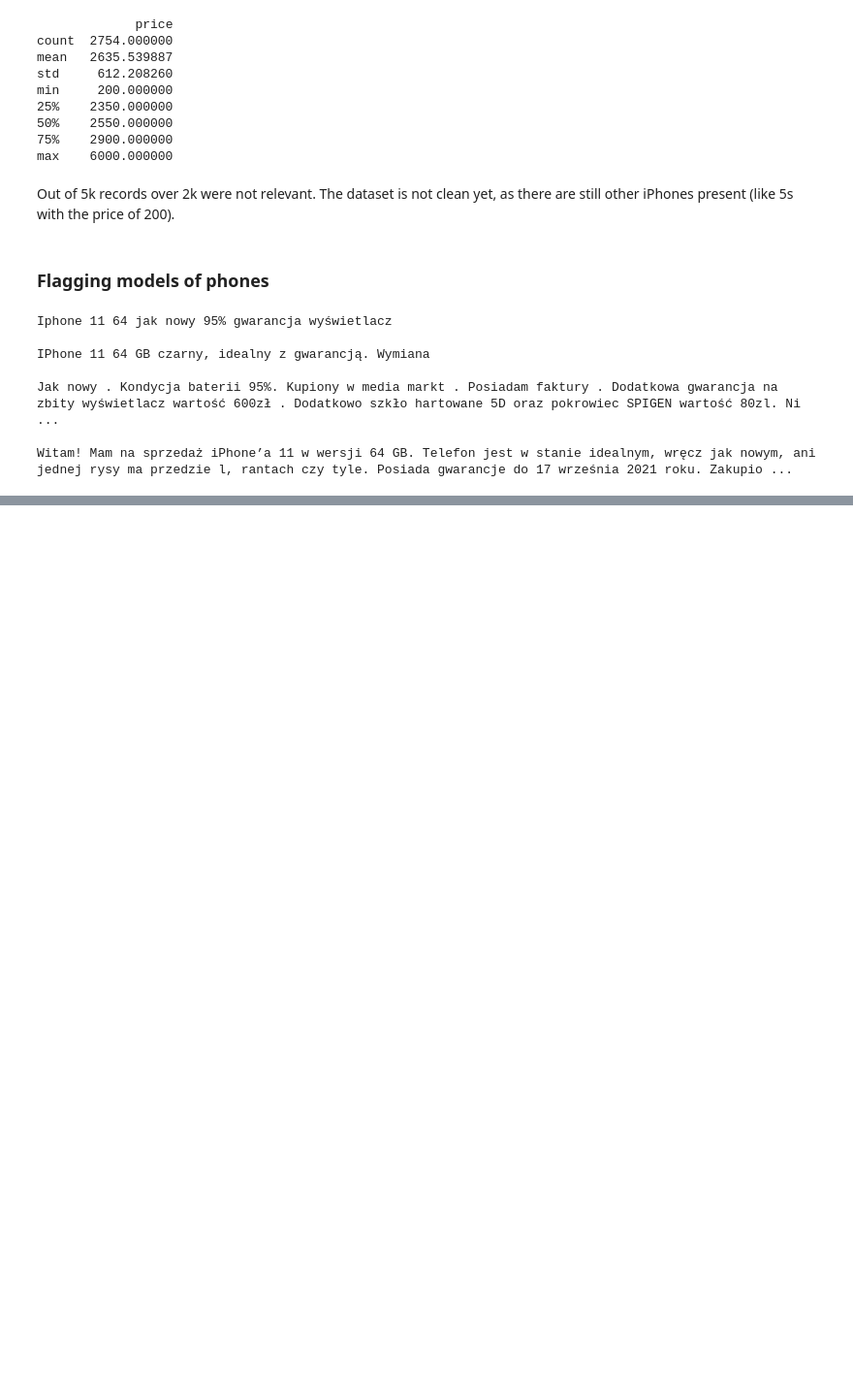
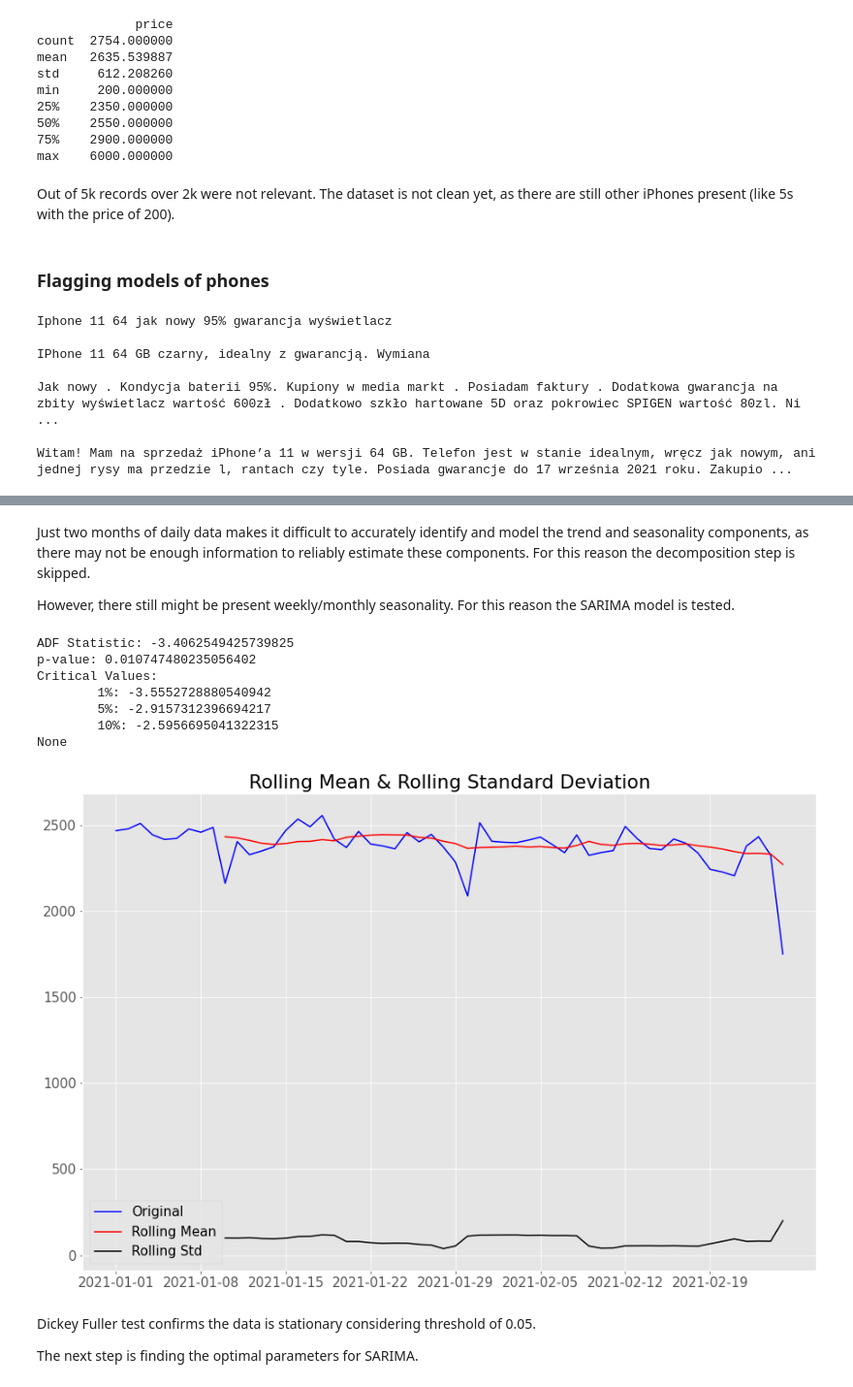
Before and after one commit to pzolnierczyk/phone-price-forecasting, a Jupyter notebook: price_forecasting.ipynb, the cells around one changed output, grey strips where cells are left out. Shown at 97% size. Saved outputs shown, nothing was run; the diff lists cells and outputs as text; code cells hidden in the pictures; blank space fills up the shorter version.

Commit message:
added sarima

```diff
--- a/price_forecasting.ipynb
+++ b/price_forecasting.ipynb
@@ -159,0 +339,9 @@ There are usually a few types of one iPhone model. In the case of iPhone 11, the
+# %%
+# As described above, for the purpose of this PoC the focus is on the base
+# iPhone 11 64 GB model
+
+basic = filtered_data[filtered_data['label']=='11_64'].groupby(['date', 'label']).mean()
+basic = basic.reset_index().drop('label', axis = 1)
+basic = basic.set_index('date')
+basic = basic
+basic.head(3)
@@ -159,0 +354,47 @@ There are usually a few types of one iPhone model. In the case of iPhone 11, the
+# %% [markdown]
+Just two months of daily data makes it difficult to accurately identify and model the trend and seasonality components, as there may not be enough information to reliably estimate these components. For this reason the decomposition step is skipped.
+
+However, there still might be present weekly/monthly seasonality. For this reason the SARIMA model is tested.
+# %%
+### Checking if data is stationary
+
+rolling_mean = basic.rolling(window = 10).mean()
+rolling_std = basic.rolling(window = 10).std()
+
+# Running Dickey Fuller test
+def dickey_fuller_test(df):
+    result = adfuller(df['price'])
+    print('ADF Statistic: {}'.format(result[0]))
+    print('p-value: {}'.format(result[1]))
+    print('Critical Values:')
+    for key, value in result[4].items():
+        print('\t{}: {}'.format(key, value))
+
+print(dickey_fuller_test(basic))
+
+
+# Ticks adjustment
+ticks_all = basic.index.tolist()
+ticks = ticks_all[0::7]
+
+fig, ax = plt.subplots()
+plt.plot(basic, color = 'blue', label = 'Original')
+plt.plot(rolling_mean, color = 'red', label = 'Rolling Mean')
+plt.plot(rolling_std, color = 'black', label = 'Rolling Std')
+plt.legend(loc = 'best')
+plt.title('Rolling Mean & Rolling Standard Deviation')
+ax.set_xticks(ticks)
+plt.show()
+# %% [output]
+ADF Statistic: -3.4062549425739825
+p-value: 0.010747480235056402
+Critical Values:
+        1%: -3.5552728880540942
+        5%: -2.9157312396694217
+        10%: -2.5956695041322315
+None
+[figure, added]
+# %% [markdown]
+Dickey Fuller test confirms the data is stationary considering threshold of 0.05.
+
+The next step is finding the optimal parameters for SARIMA.
```
Also changed, not shown: parts of 20 cells of this notebook.
